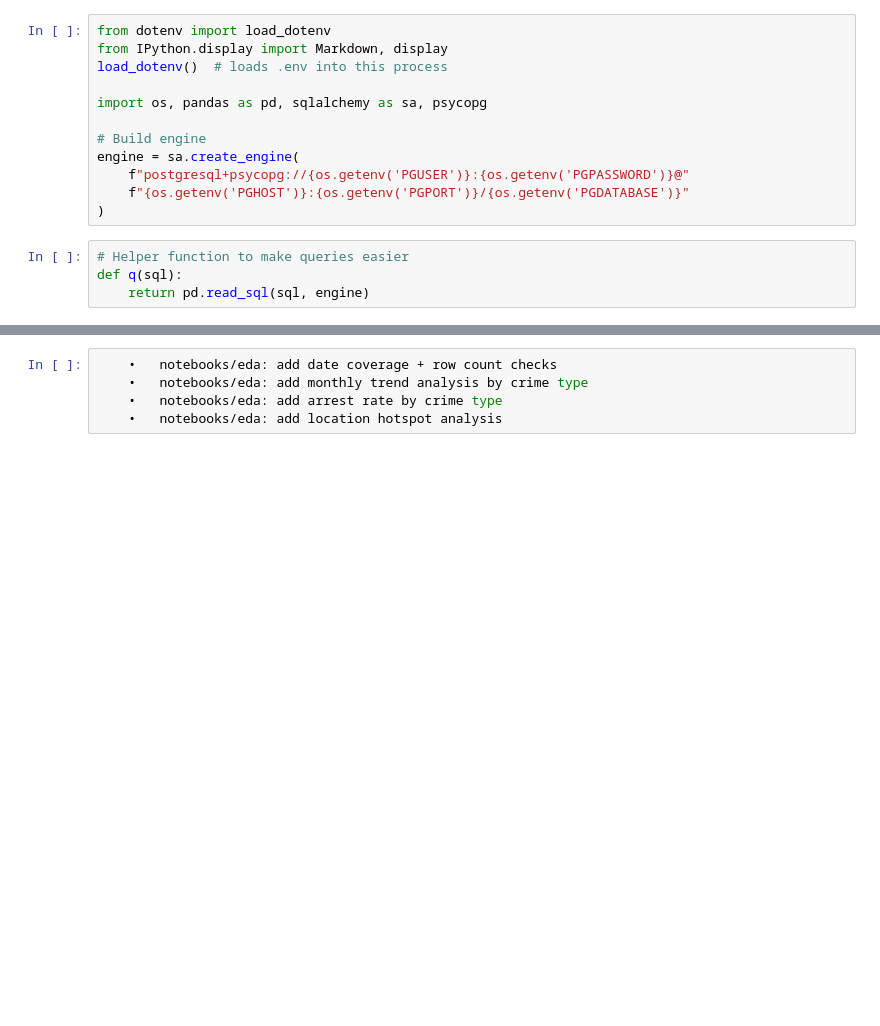
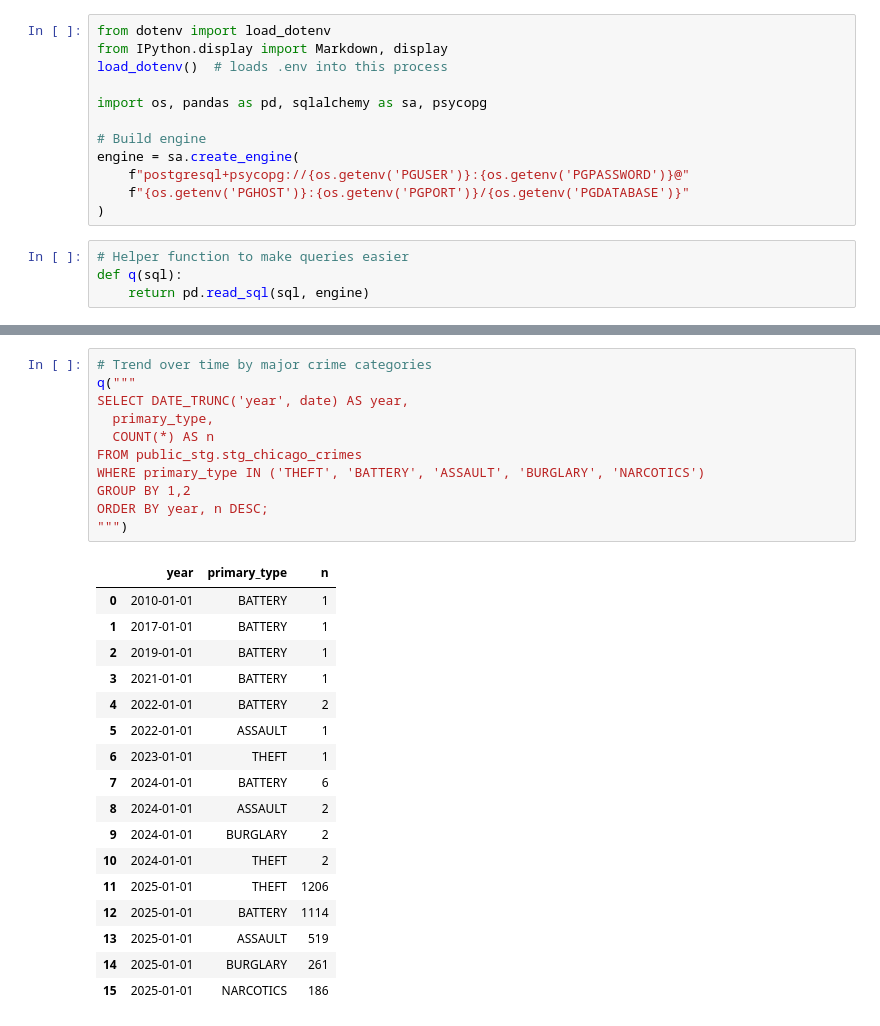
Before and after one commit to Jonah-Schwartz521/Chicago_Crime_Pipeline, a Jupyter notebook: notebooks/eda/eda.ipynb, the cells around one changed output, grey strips where cells are left out. Drawn from its saved outputs; the diff is of its cells as text; blank space fills up the shorter version.

```diff
--- a/notebooks/eda/eda.ipynb
+++ b/notebooks/eda/eda.ipynb
@@ -176,5 +176,29 @@ LIMIT 15;
-# %%
-	•	notebooks/eda: add date coverage + row count checks
-	•	notebooks/eda: add monthly trend analysis by crime type
-	•	notebooks/eda: add arrest rate by crime type
-	•	notebooks/eda: add location hotspot analysis
+# %%
+# Trend over time by major crime categories
+q("""
+SELECT DATE_TRUNC('year', date) AS year,
+  primary_type,
+  COUNT(*) AS n
+FROM public_stg.stg_chicago_crimes
+WHERE primary_type IN ('THEFT', 'BATTERY', 'ASSAULT', 'BURGLARY', 'NARCOTICS')
+GROUP BY 1,2
+ORDER BY year, n DESC;
+""")
+# %% [output]
+|  | year | primary_type | n |
+| 0 | 2010-01-01 | BATTERY | 1 |
+| 1 | 2017-01-01 | BATTERY | 1 |
+| 2 | 2019-01-01 | BATTERY | 1 |
+| 3 | 2021-01-01 | BATTERY | 1 |
+| 4 | 2022-01-01 | BATTERY | 2 |
+| 5 | 2022-01-01 | ASSAULT | 1 |
+| 6 | 2023-01-01 | THEFT | 1 |
+| 7 | 2024-01-01 | BATTERY | 6 |
+| 8 | 2024-01-01 | ASSAULT | 2 |
+| 9 | 2024-01-01 | BURGLARY | 2 |
+| 10 | 2024-01-01 | THEFT | 2 |
+| 11 | 2025-01-01 | THEFT | 1206 |
+| 12 | 2025-01-01 | BATTERY | 1114 |
+| 13 | 2025-01-01 | ASSAULT | 519 |
+| 14 | 2025-01-01 | BURGLARY | 261 |
+| 15 | 2025-01-01 | NARCOTICS | 186 |
```
Also changed, not shown: parts of 8 cells of this notebook.
